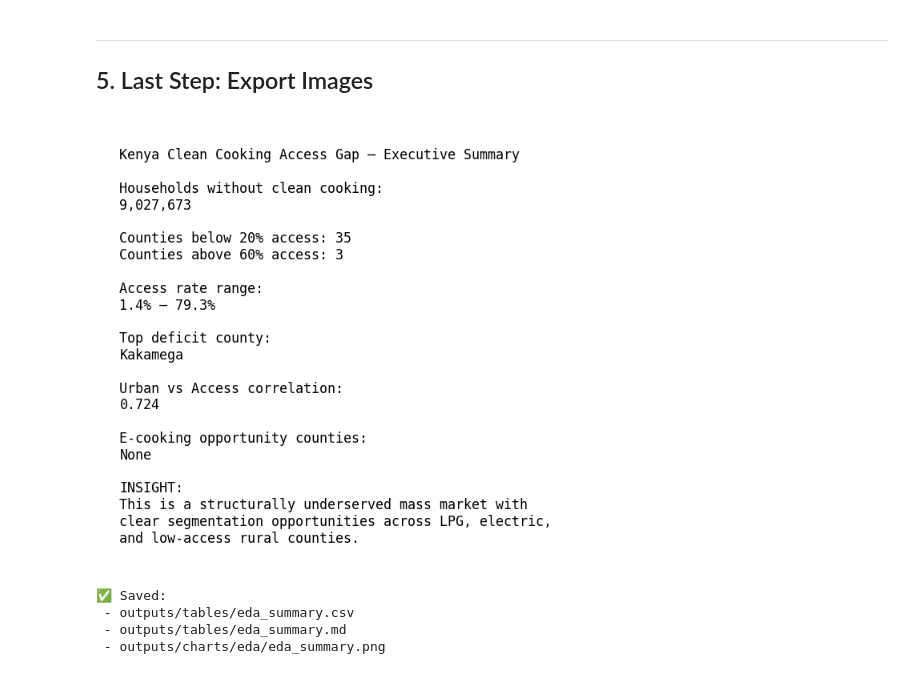
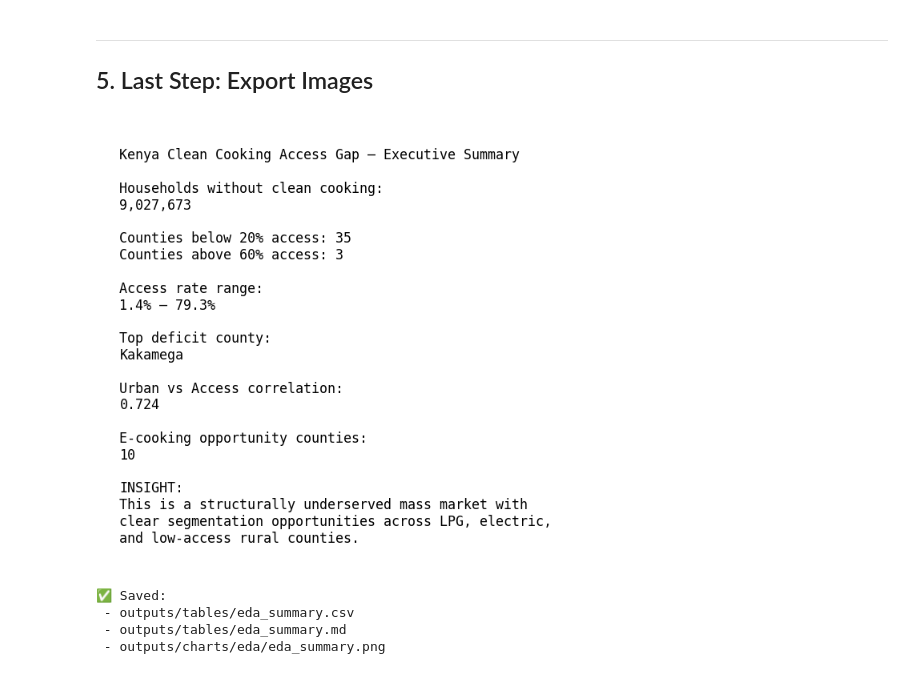
Before and after one commit to EricNjiraini/kenya-clean-cooking-gap, a Jupyter notebook: notebooks/05_priority_analysis.ipynb, the cells around one changed output. Saved outputs shown, nothing was run; the diff lists cells and outputs as text; code cells hidden in the pictures.

```diff
--- a/notebooks/05_priority_analysis.ipynb
+++ b/notebooks/05_priority_analysis.ipynb
@@ -306,6 +306,22 @@ OUT_TABLES.mkdir(parents=True, exist_ok=True)
 OUT_EDA.mkdir(parents=True, exist_ok=True)
 
 # ----------------------------
+# E-COOKING OPPORTUNITY COUNTIES
+# ----------------------------
+# Same rule as Hypothesis 2 in notebook 03: electricity cooking share at or
+# above the median, LPG share below it. Notebook 03 doesn't save its
+# cooking_archetype column, so it's recomputed here.
+elec_col, lpg_col = 'fuel_code_1_pct', 'fuel_code_2_pct'
+if elec_col in df.columns and lpg_col in df.columns:
+    e_cooking = (
+        (df[elec_col] >= df[elec_col].median()) &
+        (df[lpg_col] < df[lpg_col].median())
+    )
+    e_cooking_count = int(e_cooking.sum())
+else:
+    e_cooking_count = None
+
+# ----------------------------
 # METRICS (FROM YOUR DF)
 # ----------------------------
 metrics = {
@@ -316,7 +332,7 @@ metrics = {
     "max_access_rate": float(df["clean_cooking_rate"].max()),
     "top_deficit_county": df.nlargest(1, "hh_without_clean_cooking")["county_name"].values[0],
     "urban_access_corr": float(df[["urban_rate", "clean_cooking_rate"]].corr().iloc[0,1]) if "urban_rate" in df.columns else None,
-    "h2_e_cooking_opportunity_count": int((df["cooking_archetype"] == "E-cooking opportunity").sum()) if "cooking_archetype" in df.columns else None,
+    "h2_e_cooking_opportunity_count": e_cooking_count,
 }
 
 # ----------------------------
@@ -328,6 +344,17 @@ df_summary.to_csv(OUT_TABLES / "eda_summary.csv", index=False)
 # ----------------------------
 # 2. SAVE MARKDOWN SUMMARY
 # ----------------------------
+hh_millions = metrics["households_without_clean_cooking"] / 1e6
+urban_r = metrics["urban_access_corr"]
+if urban_r is None:
+    urban_line = "Urbanisation data not available"
+elif urban_r >= 0.5:
+    urban_line = f"Strong positive urban correlation (r = {urban_r:.2f}): urban counties generally have **better access**"
+elif urban_r >= 0.2:
+    urban_line = f"Moderate urban correlation (r = {urban_r:.2f}): urbanisation explains **part of the gap**"
+else:
+    urban_line = f"Weak or negative urban correlation (r = {urban_r:.2f}) points to **non-linear adoption drivers**"
+
 md_text = f"""
 ## EDA Summary — Kenya Clean Cooking Access Gap
 
@@ -343,12 +370,12 @@ md_text = f"""
 - E-cooking opportunity counties: **{metrics.get('h2_e_cooking_opportunity_count', 'N/A')}**
 
 ### Interpretation
-- Large structural gap (~9M households) indicates a **mass market opportunity**
-- Weak/negative urban correlation confirms **non-linear adoption drivers**
+- Large structural gap (~{hh_millions:.0f}M households) indicates a **mass market opportunity**
+- {urban_line}
 - LPG vs electricity segmentation reveals **two distinct intervention pathways**
 """
 
-with open(OUT_TABLES / "eda_summary.md", "w") as f:
+with open(OUT_TABLES / "eda_summary.md", "w", encoding="utf-8") as f:
     f.write(md_text)
 
 # ----------------------------
@@ -370,34 +397,34 @@ Counties above 60% access: {metrics['counties_above_60pct']}
 
 Access rate range:
 {metrics['min_access_rate']:.1%} – {metrics['max_access_rate']:.1%}
 
 Top deficit county:
 {metrics['top_deficit_county']}
 
 Urban vs Access correlation:
 {metrics.get('urban_access_corr', 'N/A'):.3f}
 
 E-cooking opportunity counties:
 {metrics.get('h2_e_cooking_opportunity_count', 'N/A')}
 
 INSIGHT:
 This is a structurally underserved mass market with
 clear segmentation opportunities across LPG, electric,
 and low-access rural counties.
 """
 
 ax.text(0.02, 0.98, text, va="top", ha="left", fontsize=12, family="monospace")
 
 plt.tight_layout()
 plt.savefig(OUT_EDA / "eda_summary.png", dpi=200, bbox_inches="tight")
 plt.show()
 
 print("✅ Saved:")
 print(" - outputs/tables/eda_summary.csv")
 print(" - outputs/tables/eda_summary.md")
 print(" - outputs/charts/eda/eda_summary.png")
 # %% [output]
-[figure, old version]
+[figure, new version]
 ✅ Saved:
  - outputs/tables/eda_summary.csv
  - outputs/tables/eda_summary.md
```
Also changed, not shown: parts of 2 cells of this notebook, 4 other files.
